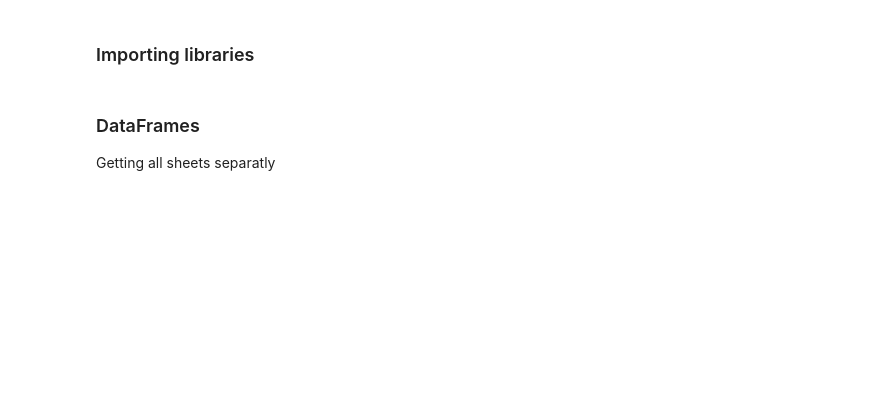
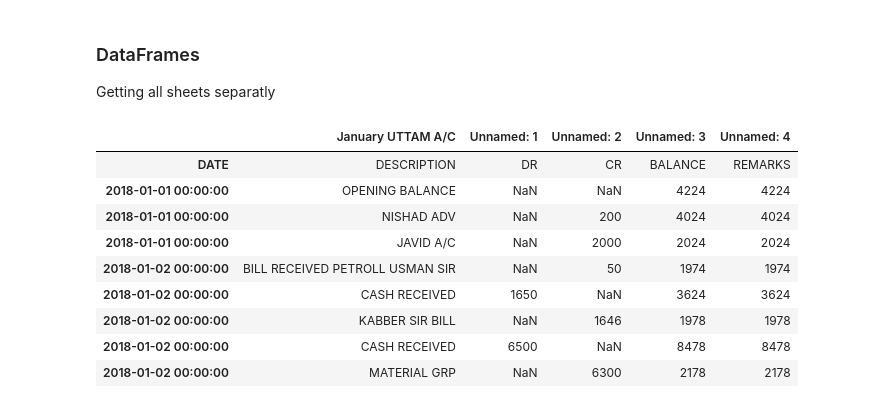
Before and after one commit to Pphhaaaddd/data-analysis, a Jupyter notebook: practice01/Working with Excel.ipynb, the cells around one changed output. Cells and saved outputs as stored; diff of their text form; code cells hidden in the pictures; blank space fills up the shorter version.

```diff
--- a/practice01/Working with Excel.ipynb
+++ b/practice01/Working with Excel.ipynb
@@ -1,2 +0,0 @@
-# %% [markdown]
-### Importing libraries
@@ -7,7 +2,23 @@ import pandas as pd
 ### DataFrames
 Getting all sheets separatly
 # %%
-xls = pd.ExcelFile('May17.xlsx')
+import numpy as np
+import pandas as pd
+xls = pd.ExcelFile('Jan18.xlsx')
 df1 = xls.parse(0)
 df2 = xls.parse(1)
 df3 = xls.parse(2)
+
+#First sheet (Uttam)
+df1[:9]
+# %% [output]
+|  | January UTTAM A/C | Unnamed: 1 | Unnamed: 2 | Unnamed: 3 | Unnamed: 4 |
+| DATE | DESCRIPTION | DR | CR | BALANCE | REMARKS |
+| 2018-01-01 00:00:00 | OPENING BALANCE | NaN | NaN | 4224 | 4224 |
+| 2018-01-01 00:00:00 | NISHAD ADV | NaN | 200 | 4024 | 4024 |
+| 2018-01-01 00:00:00 | JAVID A/C | NaN | 2000 | 2024 | 2024 |
+| 2018-01-02 00:00:00 | BILL RECEIVED PETROLL USMAN SIR | NaN | 50 | 1974 | 1974 |
+| 2018-01-02 00:00:00 | CASH RECEIVED | 1650 | NaN | 3624 | 3624 |
+| 2018-01-02 00:00:00 | KABBER SIR BILL | NaN | 1646 | 1978 | 1978 |
+| 2018-01-02 00:00:00 | CASH RECEIVED | 6500 | NaN | 8478 | 8478 |
+| 2018-01-02 00:00:00 | MATERIAL GRP | NaN | 6300 | 2178 | 2178 |
```
Also changed, not shown: parts of 15 cells of this notebook, 2 other files.
